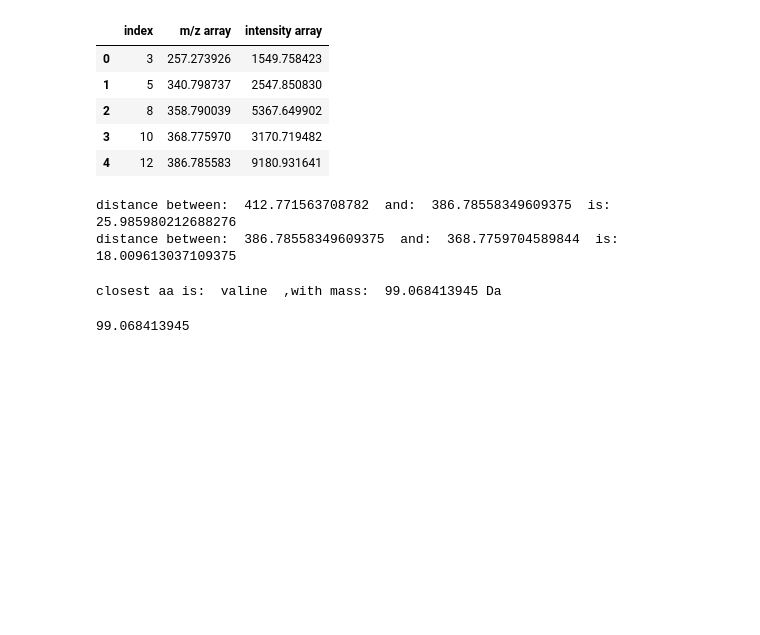
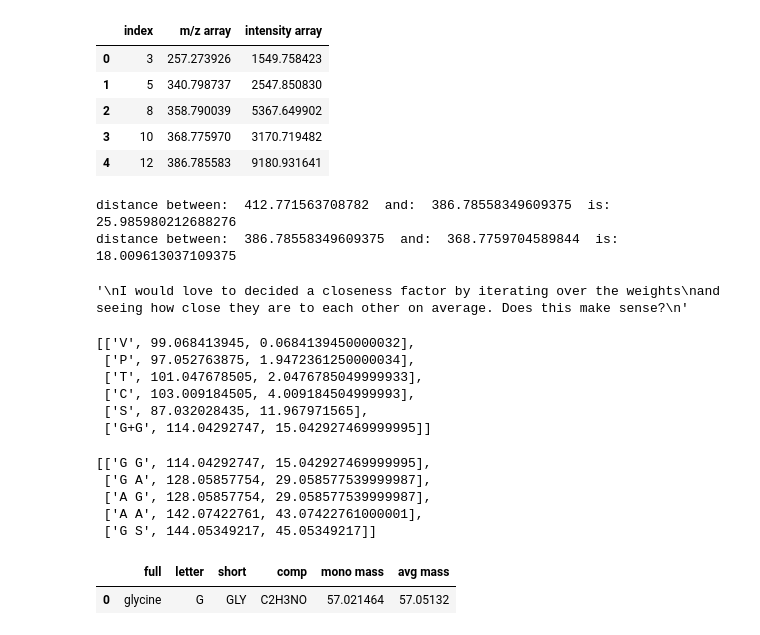
Before and after one commit to DBeben22/expert-tandem, a Jupyter notebook: prototype_vers1.ipynb, the cells around one changed output. Saved outputs shown, nothing was run; the diff lists cells and outputs as text; code cells hidden in the pictures; blank space fills up the shorter version.

Commit message:
added find_closest_aa to prototype_vers1.ipynb

```diff
--- a/prototype_vers1.ipynb
+++ b/prototype_vers1.ipynb
@@ -138,16 +154,61 @@ for i in range(1,3):
 distance between:  412.771563708782  and:  386.78558349609375  is:  25.985980212688276
 distance between:  386.78558349609375  and:  368.7759704589844  is:  18.009613037109375
 # %%
-test_mass = 99.068414
+test_mass = 99
 
-def find_closest_aa(aa_df, value):
-    aam_array = np.asarray(aa_df["mono mass"])
-    idx = (np.abs(aam_array - value)).argmin()
-    name_idx = aa_df["full"].iloc[idx]
-    print("closest aa is: ", name_idx, " ,with mass: ", aam_array[idx], "Da")
-    return aam_array[idx]
+def find_closest_aa(aa_df, combo_df, value,thres = 5):
+    closeness_list = []
+    #TODO find a way to not use for loops in here maybe?? would increase speed
+    # find the closest single amino acids
+    loop_for_single = True
+    while loop_for_single:
+        aam_array = np.asarray(aa_df["mono mass"])
+        idx = (np.abs(aam_array - value)).argmin()
+        error = np.abs(aam_array[idx] - value)
+        name_idx = aa_df["letter"].iloc[idx]
+        closeness_list.append([name_idx, aam_array[idx], error])
+        aa_df = aa_df.drop(aa_df.index[idx])
+        if error > thres:
+            loop_for_single = False
+    # find closest combination of amino acids
+    loop_for_combo = True
+    while loop_for_combo:
+        aam_array = np.asarray(combo_df["c_mass"])
+        idx = (np.abs(aam_array - value)).argmin()
+        error = np.abs(aam_array[idx] - value)
+        name_idx = combo_df["c_aa"].iloc[idx]
+        closeness_list.append([name_idx, aam_array[idx], error])
+        combo_df = combo_df.drop(combo_df.index[idx])
+        if error > thres:
+            loop_for_combo = False
+    # print("closest aa is: ", name_idx, " ,with mass: ", aam_array[idx], "Da. With an error of: ", error, "Da.")
+    return closeness_list
+
+'''
+I would love to decided a closeness factor by iterating over the weights
+and seeing how close they are to each other on average. Does this make sense?
+'''
+# %% [output]
+'\nI would love to decided a closeness factor by iterating over the weights\nand seeing how close they are to each other on average. Does this make sense?\n'
 # %%
-find_closest_aa(aa, test_mass)
+find_closest_aa(aa,combo, test_mass)
 # %% [output]
-closest aa is:  valine  ,with mass:  99.068413945 Da
+[['V', 99.068413945, 0.0684139450000032],
+ ['P', 97.052763875, 1.9472361250000034],
+ ['T', 101.047678505, 2.0476785049999933],
+ ['C', 103.009184505, 4.009184504999993],
+ ['S', 87.032028435, 11.967971565],
+ ['G+G', 114.04292747, 15.042927469999995]]
-99.068413945
+# %%
+find_n_closest_combo(combo, test_mass)
+# %% [output]
+[['G G', 114.04292747, 15.042927469999995],
+ ['G A', 128.05857754, 29.058577539999987],
+ ['A G', 128.05857754, 29.058577539999987],
+ ['A A', 142.07422761, 43.07422761000001],
+ ['G S', 144.05349217, 45.05349217]]
+# %%
+aa[aa["mono mass"] == aa["mono mass"][0]]
+# %% [output]
+|  | full | letter | short | comp | mono mass | avg mass |
+| 0 | glycine | G | GLY | C2H3NO | 57.021464 | 57.05132 |
```
Also changed, not shown: parts of 6 cells of this notebook, 2 other files.
